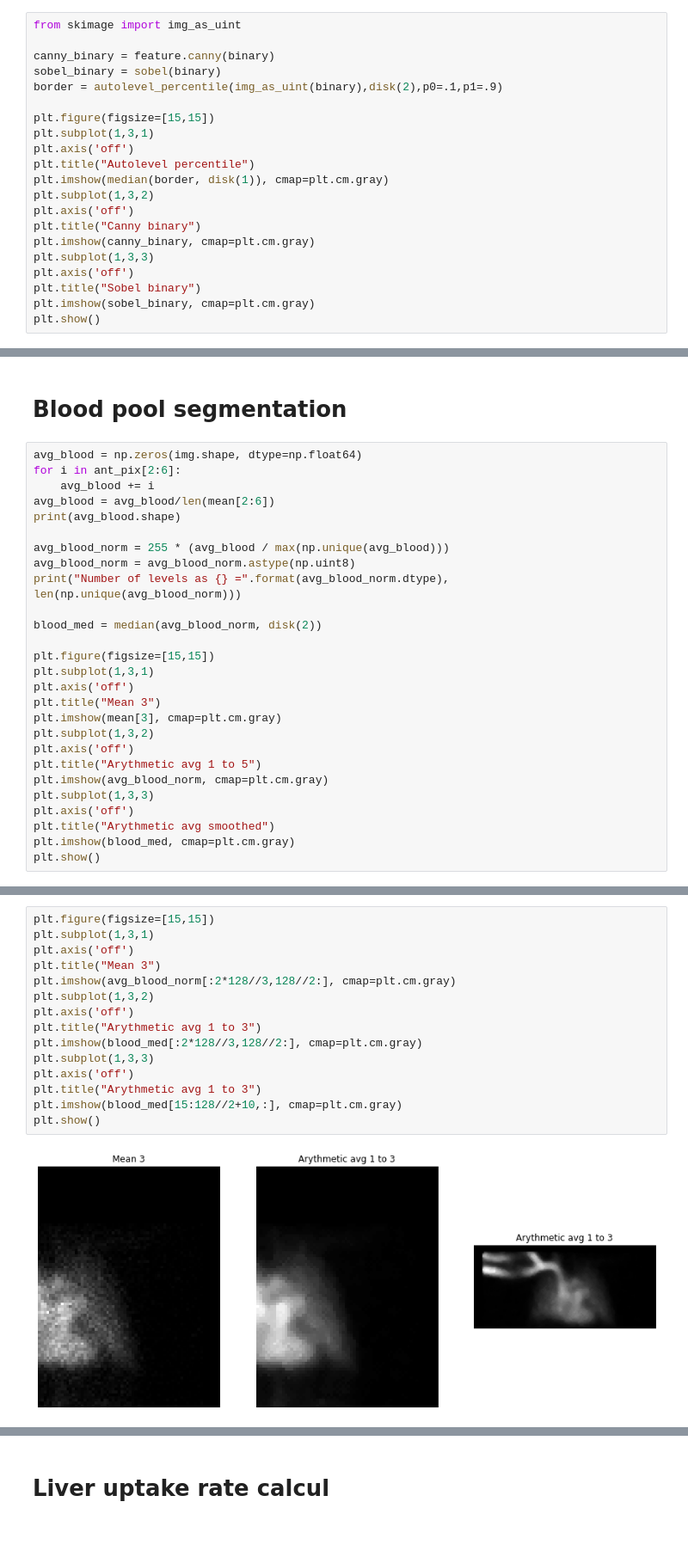
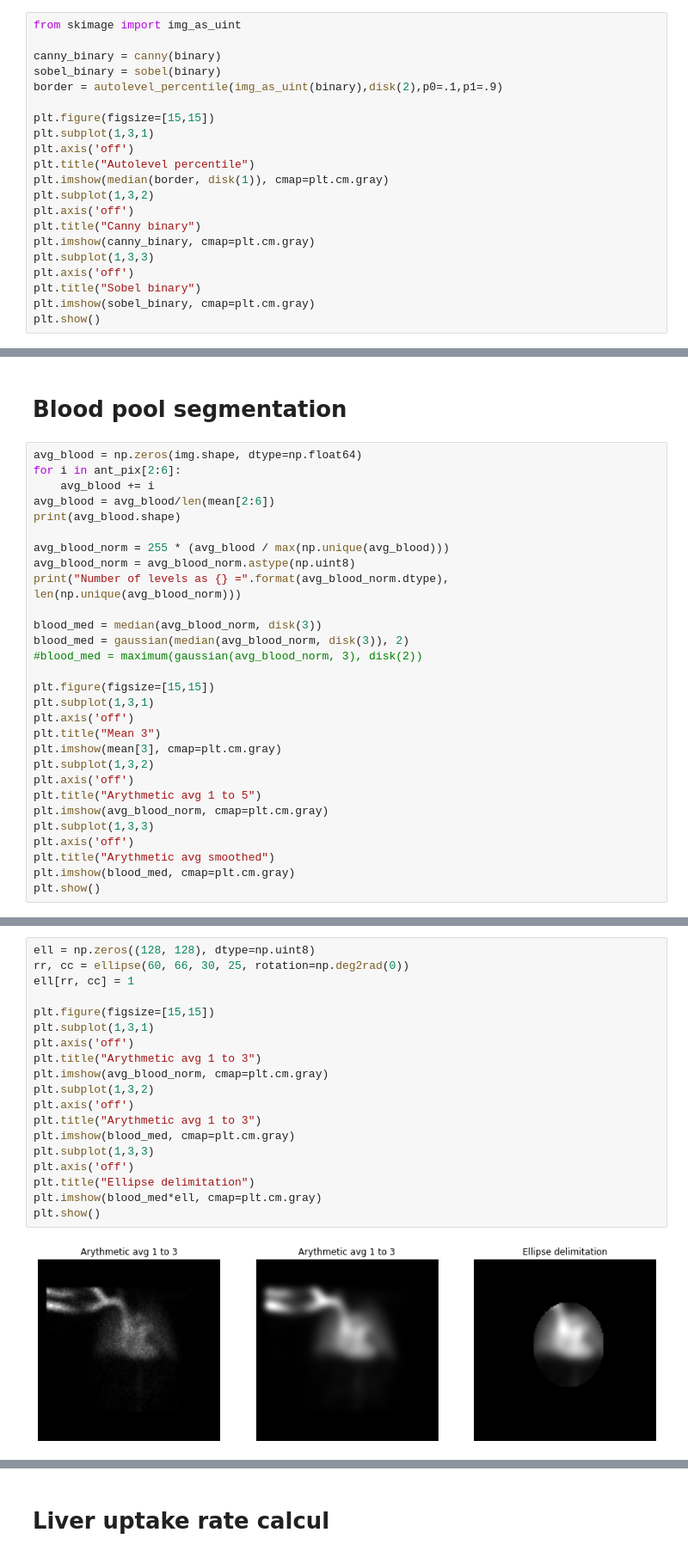
Before and after one commit to orenson/Master-thesis, a Jupyter notebook: Segmentation.ipynb, the cells around one changed output, grey strips where cells are left out. Shown at 86% size. Drawn from its saved outputs; the diff is of its cells as text; blank space fills up the shorter version.

```diff
--- a/Segmentation.ipynb
+++ b/Segmentation.ipynb
@@ -297,7 +297,7 @@ plt.show()
 # %%
 from skimage import img_as_uint
 
-canny_binary = feature.canny(binary)
+canny_binary = canny(binary)
 sobel_binary = sobel(binary)
 border = autolevel_percentile(img_as_uint(binary),disk(2),p0=.1,p1=.9)
 
@@ -494,7 +495,9 @@ avg_blood_norm = 255 * (avg_blood / max(np.unique(avg_blood)))
 avg_blood_norm = avg_blood_norm.astype(np.uint8)
 print("Number of levels as {} =".format(avg_blood_norm.dtype), len(np.unique(avg_blood_norm)))
 
-blood_med = median(avg_blood_norm, disk(2))
+blood_med = median(avg_blood_norm, disk(3))
+blood_med = gaussian(median(avg_blood_norm, disk(3)), 2)
+#blood_med = maximum(gaussian(avg_blood_norm, 3), disk(2))
 
 plt.figure(figsize=[15,15])
 plt.subplot(1,3,1)
@@ -517,20 +520,24 @@ Number of levels as uint8 = 154
 # %%
+ell = np.zeros((128, 128), dtype=np.uint8)
+rr, cc = ellipse(60, 66, 30, 25, rotation=np.deg2rad(0))
+ell[rr, cc] = 1
+
 plt.figure(figsize=[15,15])
 plt.subplot(1,3,1)
 plt.axis('off')
-plt.title("Mean 3")
-plt.imshow(avg_blood_norm[:2*128//3,128//2:], cmap=plt.cm.gray)
+plt.title("Arythmetic avg 1 to 3")
+plt.imshow(avg_blood_norm, cmap=plt.cm.gray)
 plt.subplot(1,3,2)
 plt.axis('off')
 plt.title("Arythmetic avg 1 to 3")
-plt.imshow(blood_med[:2*128//3,128//2:], cmap=plt.cm.gray)
+plt.imshow(blood_med, cmap=plt.cm.gray)
 plt.subplot(1,3,3)
 plt.axis('off')
-plt.title("Arythmetic avg 1 to 3")
-plt.imshow(blood_med[15:128//2+10,:], cmap=plt.cm.gray)
+plt.title("Ellipse delimitation")
+plt.imshow(blood_med*ell, cmap=plt.cm.gray)
 plt.show()
 # %% [output]
-[figure, old version]
+[figure, new version]
 # %%
 from skimage import data
 from skimage.draw import ellipse
```
Also changed, not shown: parts of 9 cells of this notebook, 8 other files.
